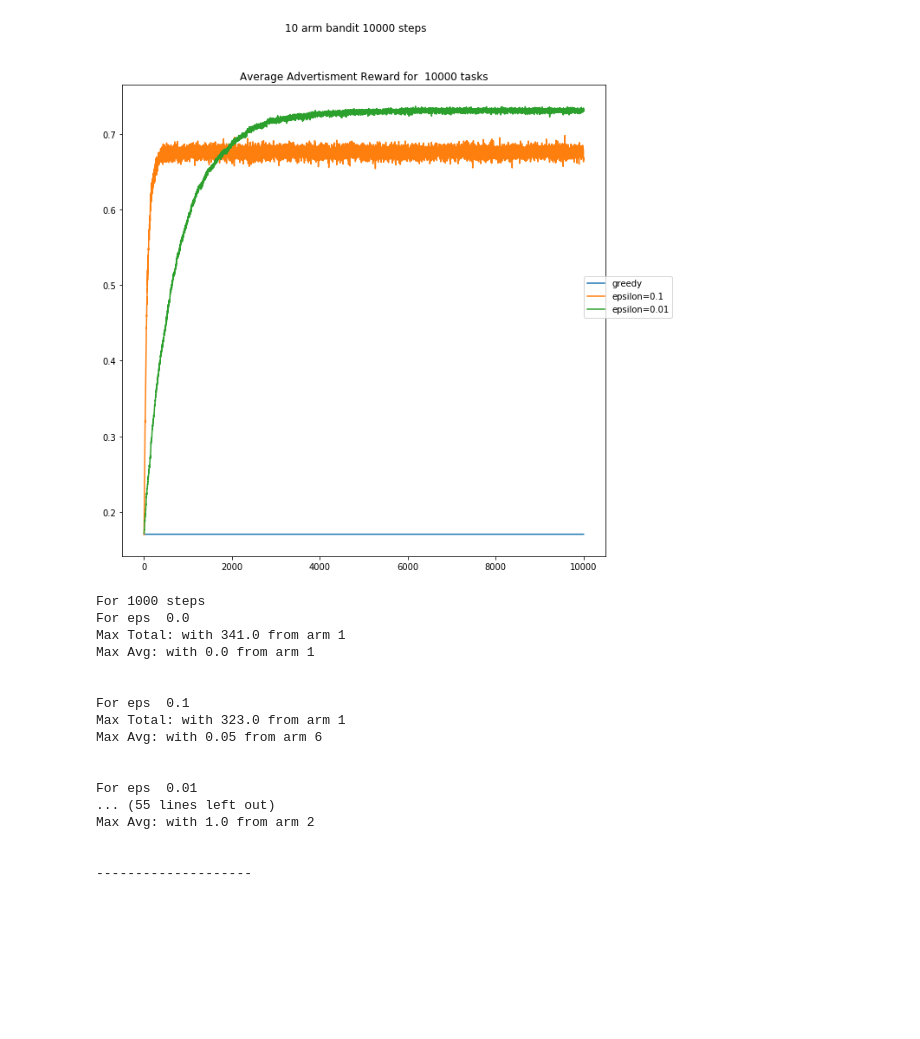
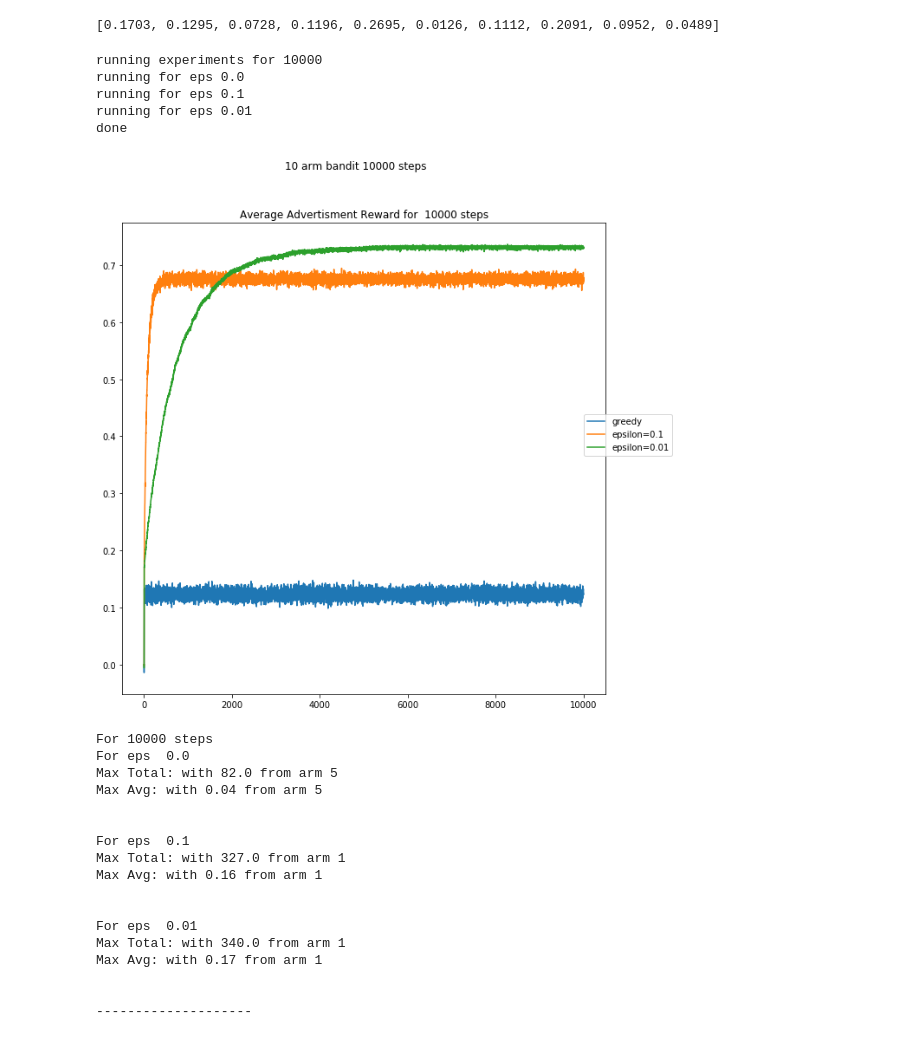
Before and after one commit to tsgreenberg1217/MultiArmBandits, a Jupyter notebook: MultiArm_Bandit_Final.ipynb, the cells around one changed output. Saved outputs shown, nothing was run; the diff lists cells and outputs as text; code cells hidden in the pictures; blank space fills up the shorter version.

```diff
--- a/MultiArm_Bandit_Final.ipynb
+++ b/MultiArm_Bandit_Final.ipynb
@@ -144,7 +138,7 @@ def createGraphs(greedy, ep1, ep01, start, r, title):
     a.plot(greedy[start:r], label="greedy")
     a.plot(ep1[start:r], label="epsilon=0.1")
     a.plot(ep01[start:r], label="epsilon=0.01")
-    a.set_title(f"{title} " + str(r) + " tasks")
+    a.set_title(f"{title} " + str(r) + " steps")
     fig.legend(
         labels=["greedy", "epsilon=0.1", "epsilon=0.01"],
         loc="center right",
@@ -163,7 +163,7 @@ createGraphs(
     data_7500['e1']['rewards'],
     data_7500['e01']['rewards'],
     0,
-    len(data_7500['greedy']['rewards']),
+    7500,
     'Average Reward for ')
 
 # show graph for percent of optimal bandit picked
@@ -172,10 +172,10 @@ createGraphs(
     data_7500['e1']['optimize'],
     data_7500['e01']['optimize'],
     0,
-    len(data_7500['greedy']['optimize']),
+    7500,
     'Percentage that Optimal Bandit was picked for')
 
-for data in [data_1000,data_3000,data_5000,data_7500]:
+for data in [data_7500]:
     g_data = data['greedy']['arm_data']
     e1_data = data['e1']['arm_data']
     e01_data = data['e01']['arm_data']
@@ -209,33 +203,73 @@ print('done')
+# %%
+df = pd.read_csv('Ads_Optimisation.csv')
+ad_array = df.to_numpy().transpose()
+# np.random.shuffle(ad_array)
+def bandit_strategy_2(n_bandit,k,eps, N, Q, true_opt_arms, opt_arm_pull,
+                      q_true, R_pull, bandit_plays,running_avg,running_max):
+    for i in range(n_bandit):
+        if eps == 0.0:
+            j=np.random.randint(k)
+        elif random.random()<eps:
+            j=np.random.randint(k)
+        else :
+            j=np.argmax(Q[i])
+
+        reward=ad_array[j][i]
+        R_pull.append(reward)
+        N[i][j]=N[i][j]+1
+        Q[i][j]=Q[i][j]+(reward-Q[i][j])/N[i][j]
+
+        bandit_plays[j] += 1
+        running_avg[j] = running_avg[j] + reward
+        running_max[j] = running_max[j] + reward
+    for i in range(k):
+        running_avg[i] = running_avg[i]/n_bandit
+# %%
+ad_avg_array = []
+for ad in ad_array:
+    ad_avg_array.append(np.mean(ad))
+print(ad_avg_array)
+# %% [output]
+[0.1703, 0.1295, 0.0728, 0.1196, 0.2695, 0.0126, 0.1112, 0.2091, 0.0952, 0.0489]
+# %%
+data_10000_ads = run_experiments_for_epsilons(10000, bandit_strategy_2)
+print('done')
+# %% [output]
+running experiments for 10000
+running for eps 0.0
+running for eps 0.1
+running for eps 0.01
+done
 # %%
 createGraphs(
     data_10000_ads['greedy']['rewards'],
     data_10000_ads['e1']['rewards'],
     data_10000_ads['e01']['rewards'],
     0,
-    len(data_10000_ads['e01']['rewards']),
+    10000,
     'Average Advertisment Reward for ')
 
-for data in [data_1000_ads, data_4000_ads, data_7500_ads, data_10000_ads]:
+for data in [data_10000_ads]:#[data_1000_ads, data_4000_ads, data_7500_ads, data_10000_ads]:
     g_data = data['greedy']['arm_data']
     e1_data = data['e1']['arm_data']
     e01_data = data['e01']['arm_data']
     print_data_group([g_data, e1_data, e01_data])
 # %% [output]
-[figure, old version]
+[figure, new version]
-For 1000 steps
+For 10000 steps
 For eps  0.0
-Max Total: with 341.0 from arm 1
-Max Avg: with 0.0 from arm 1
+Max Total: with 82.0 from arm 5
+Max Avg: with 0.04 from arm 5
 
 
 For eps  0.1
-Max Total: with 323.0 from arm 1
-Max Avg: with 0.05 from arm 6
+Max Total: with 327.0 from arm 1
+Max Avg: with 0.16 from arm 1
 
 
 For eps  0.01
-... (55 lines left out)
-Max Avg: with 1.0 from arm 2
+Max Total: with 340.0 from arm 1
+Max Avg: with 0.17 from arm 1
 
 
 --------------------
```
Also changed, not shown: parts of 7 cells of this notebook.
